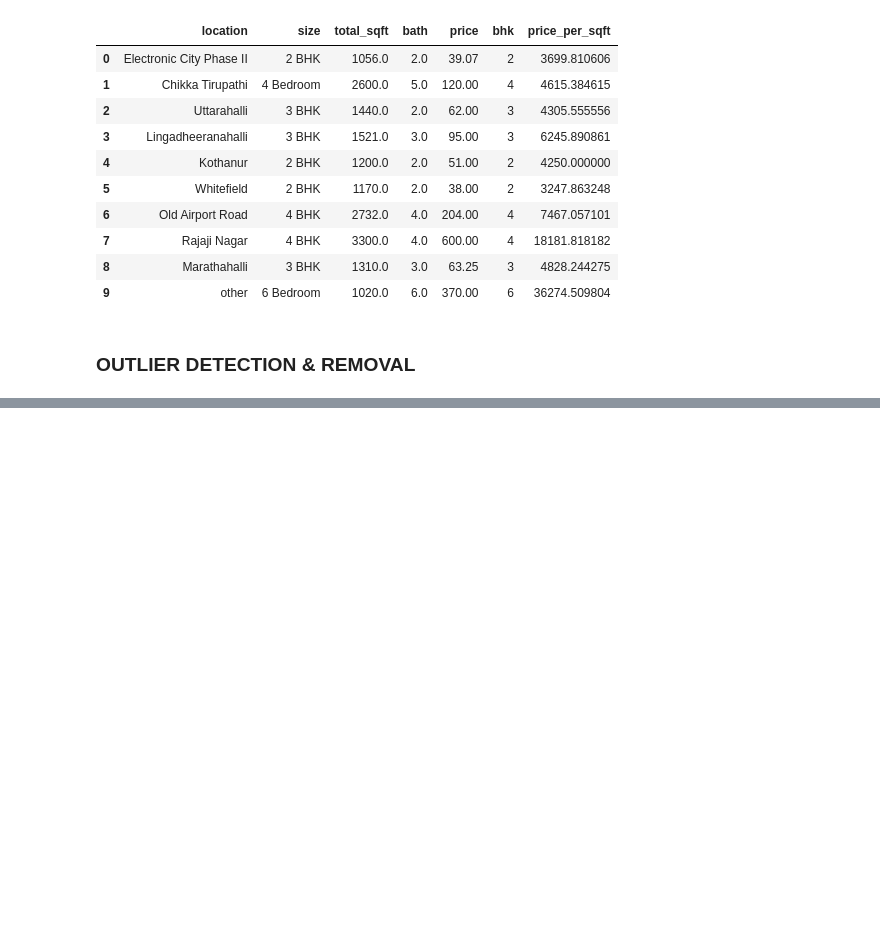
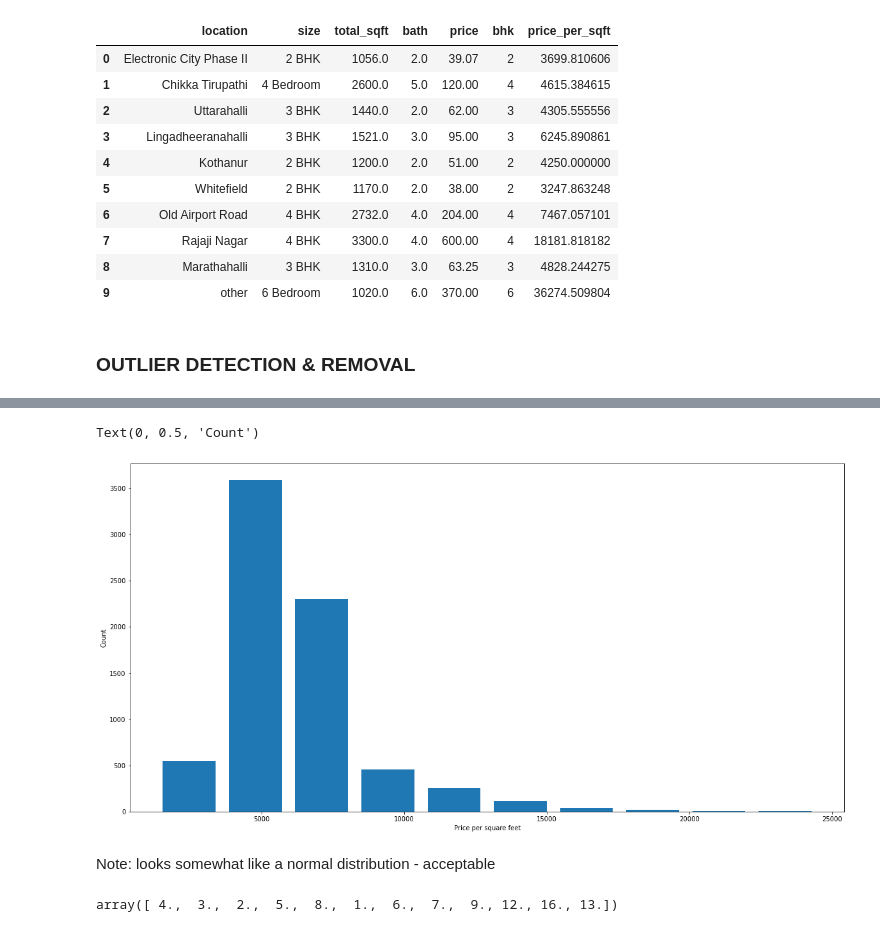
Before and after one commit to sp-square/DS-template-home_prices, a Jupyter notebook: WorkingNB.ipynb, the cells around one changed output, grey strips where cells are left out. Saved outputs shown, nothing was run; the diff lists cells and outputs as text; code cells hidden in the pictures; blank space fills up the shorter version.

```diff
--- a/WorkingNB.ipynb
+++ b/WorkingNB.ipynb
@@ -280,0 +426,16 @@ df5.head(10)
+# %%
+# Plot how many properties we have per sqft area
+plt.rcParams["figure.figsize"] = (20, 10)
+plt.hist(df8.price_per_sqft, rwidth = 0.8)
+plt.xlabel("Price per square feet")
+plt.ylabel("Count")
+# %% [output]
+Text(0, 0.5, 'Count')
+[figure, added]
+# %% [markdown]
+Note: looks somewhat like a normal distribution - acceptable
+# %%
+# Looking at the bathroom feature
+df8.bath.unique()
+# %% [output]
+array([ 4.,  3.,  2.,  5.,  8.,  1.,  6.,  7.,  9., 12., 16., 13.])
```
Also changed, not shown: parts of 17 cells of this notebook.
